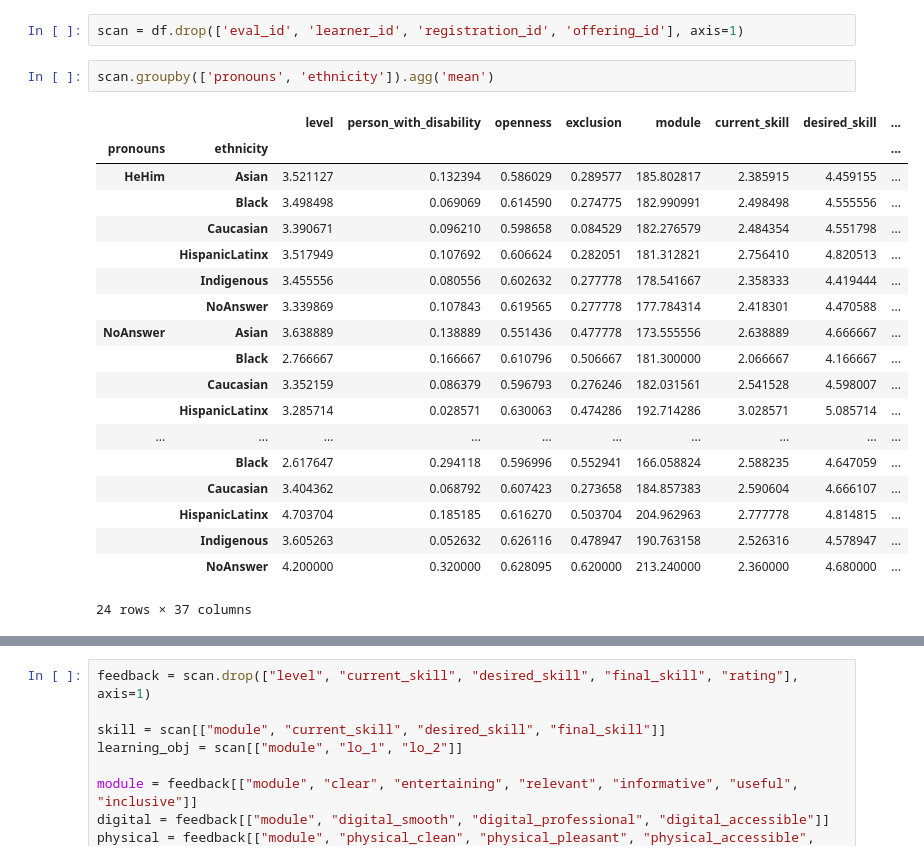
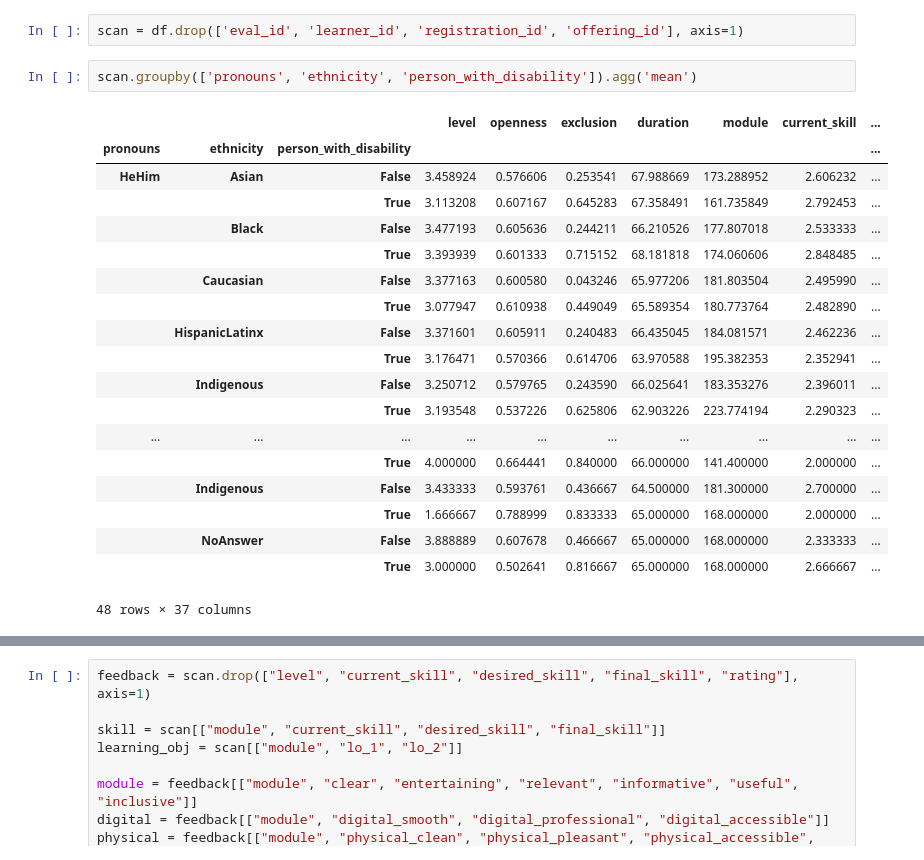
Before and after one commit to ToferC/learner_models, a Jupyter notebook: Evals_analysis.ipynb, the cells around one changed output, grey strips where cells are left out. Drawn from its saved outputs; the diff is of its cells as text.

```diff
--- a/Evals_analysis.ipynb
+++ b/Evals_analysis.ipynb
@@ -50,27 +50,27 @@ role = df.role
 # %%
 scan = df.drop(['eval_id', 'learner_id', 'registration_id', 'offering_id'], axis=1)
 # %%
-scan.groupby(['pronouns', 'ethnicity']).agg('mean')
+scan.groupby(['pronouns', 'ethnicity', 'person_with_disability']).agg('mean')
 # %% [output]
-|  |  | level | person_with_disability | openness | exclusion | module | current_skill | desired_skill | ... |
-| pronouns | ethnicity |  |  |  |  |  |  |  | ... |
-| HeHim | Asian | 3.521127 | 0.132394 | 0.586029 | 0.289577 | 185.802817 | 2.385915 | 4.459155 | ... |
-|  | Black | 3.498498 | 0.069069 | 0.614590 | 0.274775 | 182.990991 | 2.498498 | 4.555556 | ... |
-|  | Caucasian | 3.390671 | 0.096210 | 0.598658 | 0.084529 | 182.276579 | 2.484354 | 4.551798 | ... |
-|  | HispanicLatinx | 3.517949 | 0.107692 | 0.606624 | 0.282051 | 181.312821 | 2.756410 | 4.820513 | ... |
-|  | Indigenous | 3.455556 | 0.080556 | 0.602632 | 0.277778 | 178.541667 | 2.358333 | 4.419444 | ... |
-|  | NoAnswer | 3.339869 | 0.107843 | 0.619565 | 0.277778 | 177.784314 | 2.418301 | 4.470588 | ... |
-| NoAnswer | Asian | 3.638889 | 0.138889 | 0.551436 | 0.477778 | 173.555556 | 2.638889 | 4.666667 | ... |
-|  | Black | 2.766667 | 0.166667 | 0.610796 | 0.506667 | 181.300000 | 2.066667 | 4.166667 | ... |
-|  | Caucasian | 3.352159 | 0.086379 | 0.596793 | 0.276246 | 182.031561 | 2.541528 | 4.598007 | ... |
-|  | HispanicLatinx | 3.285714 | 0.028571 | 0.630063 | 0.474286 | 192.714286 | 3.028571 | 5.085714 | ... |
+|  |  |  | level | openness | exclusion | duration | module | current_skill | ... |
+| pronouns | ethnicity | person_with_disability |  |  |  |  |  |  | ... |
+| HeHim | Asian | False | 3.458924 | 0.576606 | 0.253541 | 67.988669 | 173.288952 | 2.606232 | ... |
+|  |  | True | 3.113208 | 0.607167 | 0.645283 | 67.358491 | 161.735849 | 2.792453 | ... |
+|  | Black | False | 3.477193 | 0.605636 | 0.244211 | 66.210526 | 177.807018 | 2.533333 | ... |
+|  |  | True | 3.393939 | 0.601333 | 0.715152 | 68.181818 | 174.060606 | 2.848485 | ... |
+|  | Caucasian | False | 3.377163 | 0.600580 | 0.043246 | 65.977206 | 181.803504 | 2.495990 | ... |
+|  |  | True | 3.077947 | 0.610938 | 0.449049 | 65.589354 | 180.773764 | 2.482890 | ... |
+|  | HispanicLatinx | False | 3.371601 | 0.605911 | 0.240483 | 66.435045 | 184.081571 | 2.462236 | ... |
+|  |  | True | 3.176471 | 0.570366 | 0.614706 | 63.970588 | 195.382353 | 2.352941 | ... |
+|  | Indigenous | False | 3.250712 | 0.579765 | 0.243590 | 66.025641 | 183.353276 | 2.396011 | ... |
+|  |  | True | 3.193548 | 0.537226 | 0.625806 | 62.903226 | 223.774194 | 2.290323 | ... |
 | ... | ... | ... | ... | ... | ... | ... | ... | ... | ... |
-|  | Black | 2.617647 | 0.294118 | 0.596996 | 0.552941 | 166.058824 | 2.588235 | 4.647059 | ... |
-|  | Caucasian | 3.404362 | 0.068792 | 0.607423 | 0.273658 | 184.857383 | 2.590604 | 4.666107 | ... |
-|  | HispanicLatinx | 4.703704 | 0.185185 | 0.616270 | 0.503704 | 204.962963 | 2.777778 | 4.814815 | ... |
-|  | Indigenous | 3.605263 | 0.052632 | 0.626116 | 0.478947 | 190.763158 | 2.526316 | 4.578947 | ... |
-|  | NoAnswer | 4.200000 | 0.320000 | 0.628095 | 0.620000 | 213.240000 | 2.360000 | 4.680000 | ... |
+|  |  | True | 4.000000 | 0.664441 | 0.840000 | 66.000000 | 141.400000 | 2.000000 | ... |
+|  | Indigenous | False | 3.433333 | 0.593761 | 0.436667 | 64.500000 | 181.300000 | 2.700000 | ... |
+|  |  | True | 1.666667 | 0.788999 | 0.833333 | 65.000000 | 168.000000 | 2.000000 | ... |
+|  | NoAnswer | False | 3.888889 | 0.607678 | 0.466667 | 65.000000 | 168.000000 | 2.333333 | ... |
+|  |  | True | 3.000000 | 0.502641 | 0.816667 | 65.000000 | 168.000000 | 2.666667 | ... |
-24 rows × 37 columns
+48 rows × 37 columns
 # %%
 scan.groupby('module').agg('mean')
 # %% [output]
```
Also changed, not shown: parts of 45 cells of this notebook, 2 other files.
